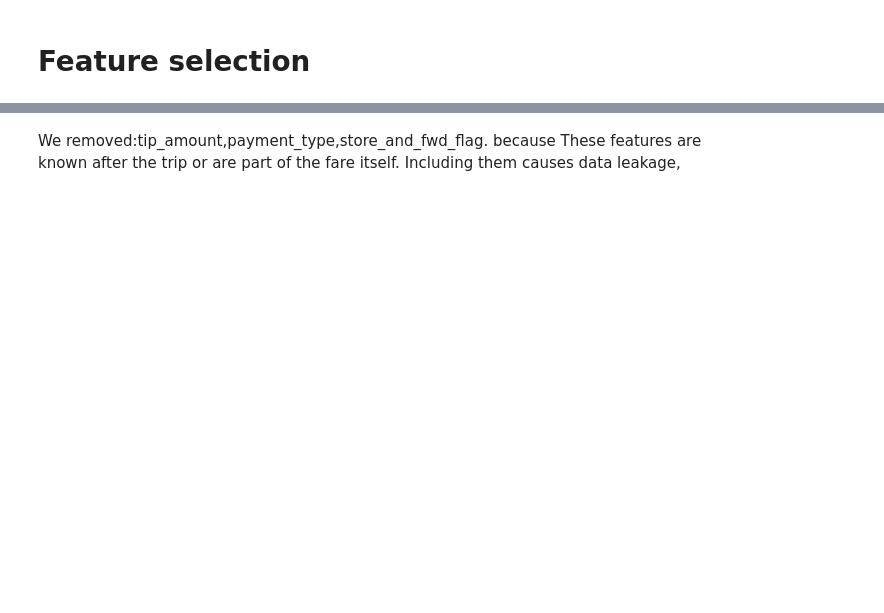
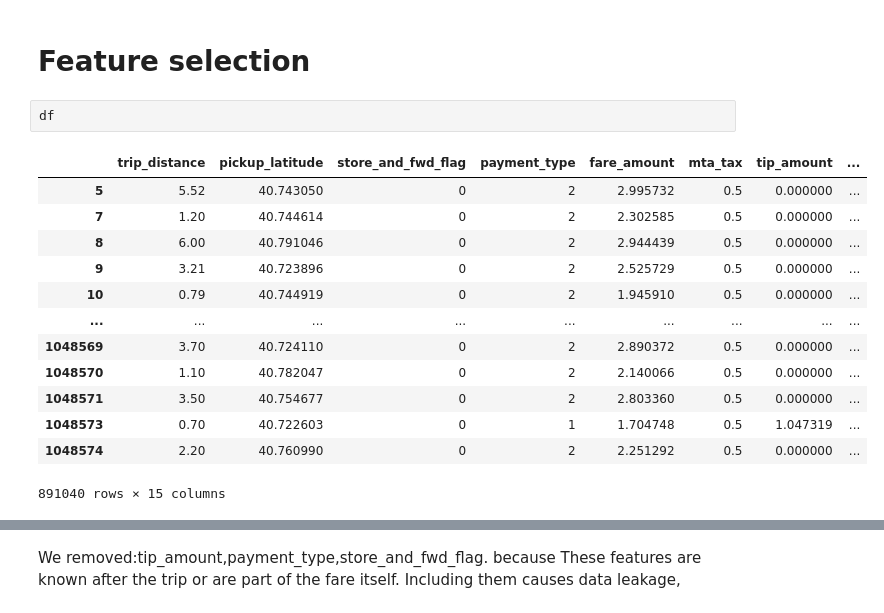
Before and after one commit to shamil-9528/NYC-Yellow-Taxi-Fare-Prediction, a Jupyter notebook: copy.ipynb, the cells around one changed output, grey strips where cells are left out. Saved outputs shown, nothing was run; the diff lists cells and outputs as text; blank space fills up the shorter version.

```diff
--- a/copy.ipynb
+++ b/copy.ipynb
@@ -606,2 +616,18 @@ memory usage: 72.6 MB
 # %% [markdown]
 # Feature selection
+# %%
+df
+# %% [output]
+|  | trip_distance | pickup_latitude | store_and_fwd_flag | payment_type | fare_amount | mta_tax | tip_amount | ... |
+| 5 | 5.52 | 40.743050 | 0 | 2 | 2.995732 | 0.5 | 0.000000 | ... |
+| 7 | 1.20 | 40.744614 | 0 | 2 | 2.302585 | 0.5 | 0.000000 | ... |
+| 8 | 6.00 | 40.791046 | 0 | 2 | 2.944439 | 0.5 | 0.000000 | ... |
+| 9 | 3.21 | 40.723896 | 0 | 2 | 2.525729 | 0.5 | 0.000000 | ... |
+| 10 | 0.79 | 40.744919 | 0 | 2 | 1.945910 | 0.5 | 0.000000 | ... |
+| ... | ... | ... | ... | ... | ... | ... | ... | ... |
+| 1048569 | 3.70 | 40.724110 | 0 | 2 | 2.890372 | 0.5 | 0.000000 | ... |
+| 1048570 | 1.10 | 40.782047 | 0 | 2 | 2.140066 | 0.5 | 0.000000 | ... |
+| 1048571 | 3.50 | 40.754677 | 0 | 2 | 2.803360 | 0.5 | 0.000000 | ... |
+| 1048573 | 0.70 | 40.722603 | 0 | 1 | 1.704748 | 0.5 | 1.047319 | ... |
+| 1048574 | 2.20 | 40.760990 | 0 | 2 | 2.251292 | 0.5 | 0.000000 | ... |
+891040 rows × 15 columns
```
Also changed, not shown: parts of 22 cells of this notebook.
